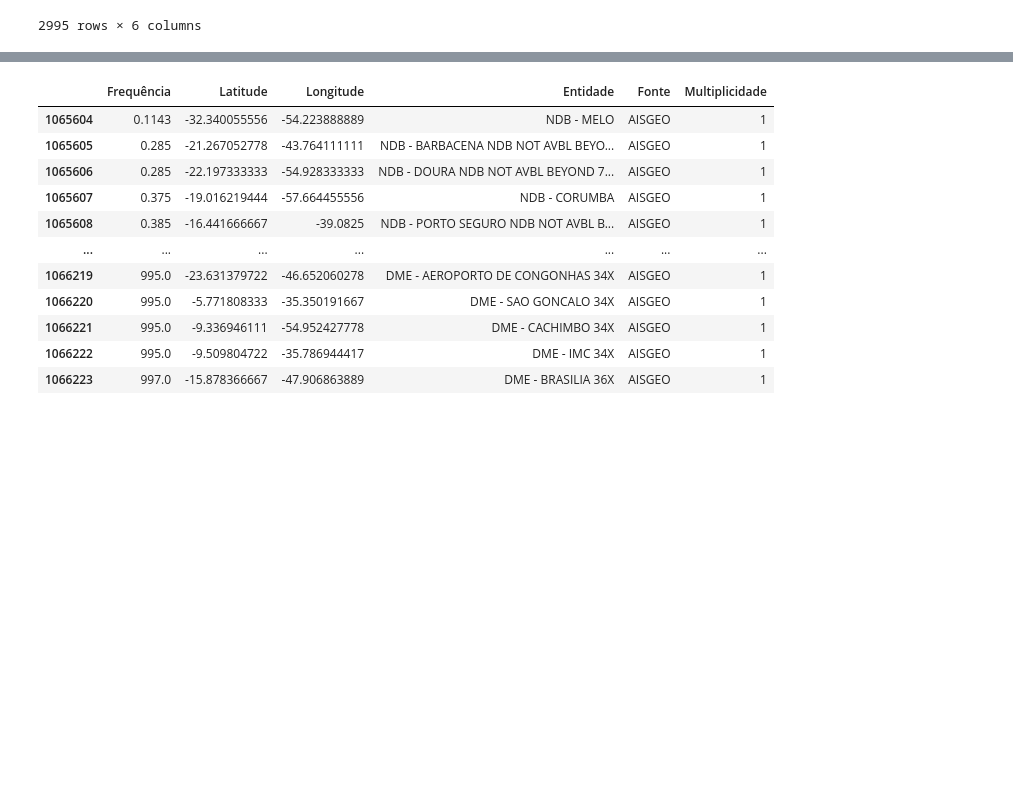
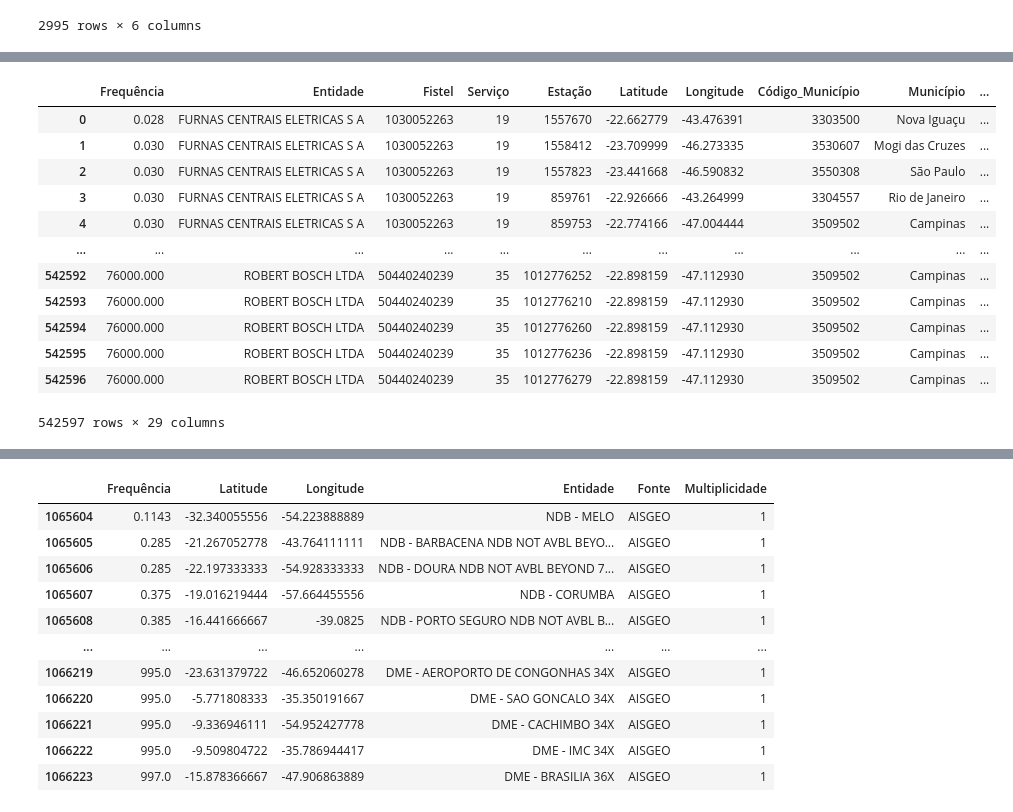
Before and after one commit to InovaFiscaliza/EmissorasRF, a Jupyter notebook: nbs/_05_main.ipynb, the cells around one changed output, grey strips where cells are left out. Drawn from its saved outputs; the diff is of its cells as text; code cells hidden in the pictures; blank space fills up the shorter version.

```diff
--- a/nbs/_05_main.ipynb
+++ b/nbs/_05_main.ipynb
@@ -170,0 +162,17 @@ df = pd.merge(
+# %%
+estacoes = read_df('estacoes')
+estacoes
+# %% [output]
+|  | Frequência | Entidade | Fistel | Serviço | Estação | Latitude | Longitude | Código_Município | Município | ... |
+| 0 | 0.028 | FURNAS CENTRAIS ELETRICAS S A | 1030052263 | 19 | 1557670 | -22.662779 | -43.476391 | 3303500 | Nova Iguaçu | ... |
+| 1 | 0.030 | FURNAS CENTRAIS ELETRICAS S A | 1030052263 | 19 | 1558412 | -23.709999 | -46.273335 | 3530607 | Mogi das Cruzes | ... |
+| 2 | 0.030 | FURNAS CENTRAIS ELETRICAS S A | 1030052263 | 19 | 1557823 | -23.441668 | -46.590832 | 3550308 | São Paulo | ... |
+| 3 | 0.030 | FURNAS CENTRAIS ELETRICAS S A | 1030052263 | 19 | 859761 | -22.926666 | -43.264999 | 3304557 | Rio de Janeiro | ... |
+| 4 | 0.030 | FURNAS CENTRAIS ELETRICAS S A | 1030052263 | 19 | 859753 | -22.774166 | -47.004444 | 3509502 | Campinas | ... |
+| ... | ... | ... | ... | ... | ... | ... | ... | ... | ... | ... |
+| 542592 | 76000.000 | ROBERT BOSCH LTDA | 50440240239 | 35 | 1012776252 | -22.898159 | -47.112930 | 3509502 | Campinas | ... |
+| 542593 | 76000.000 | ROBERT BOSCH LTDA | 50440240239 | 35 | 1012776210 | -22.898159 | -47.112930 | 3509502 | Campinas | ... |
+| 542594 | 76000.000 | ROBERT BOSCH LTDA | 50440240239 | 35 | 1012776260 | -22.898159 | -47.112930 | 3509502 | Campinas | ... |
+| 542595 | 76000.000 | ROBERT BOSCH LTDA | 50440240239 | 35 | 1012776236 | -22.898159 | -47.112930 | 3509502 | Campinas | ... |
+| 542596 | 76000.000 | ROBERT BOSCH LTDA | 50440240239 | 35 | 1012776279 | -22.898159 | -47.112930 | 3509502 | Campinas | ... |
+542597 rows × 29 columns
```
Also changed, not shown: parts of 10 cells of this notebook, 4 other files.
